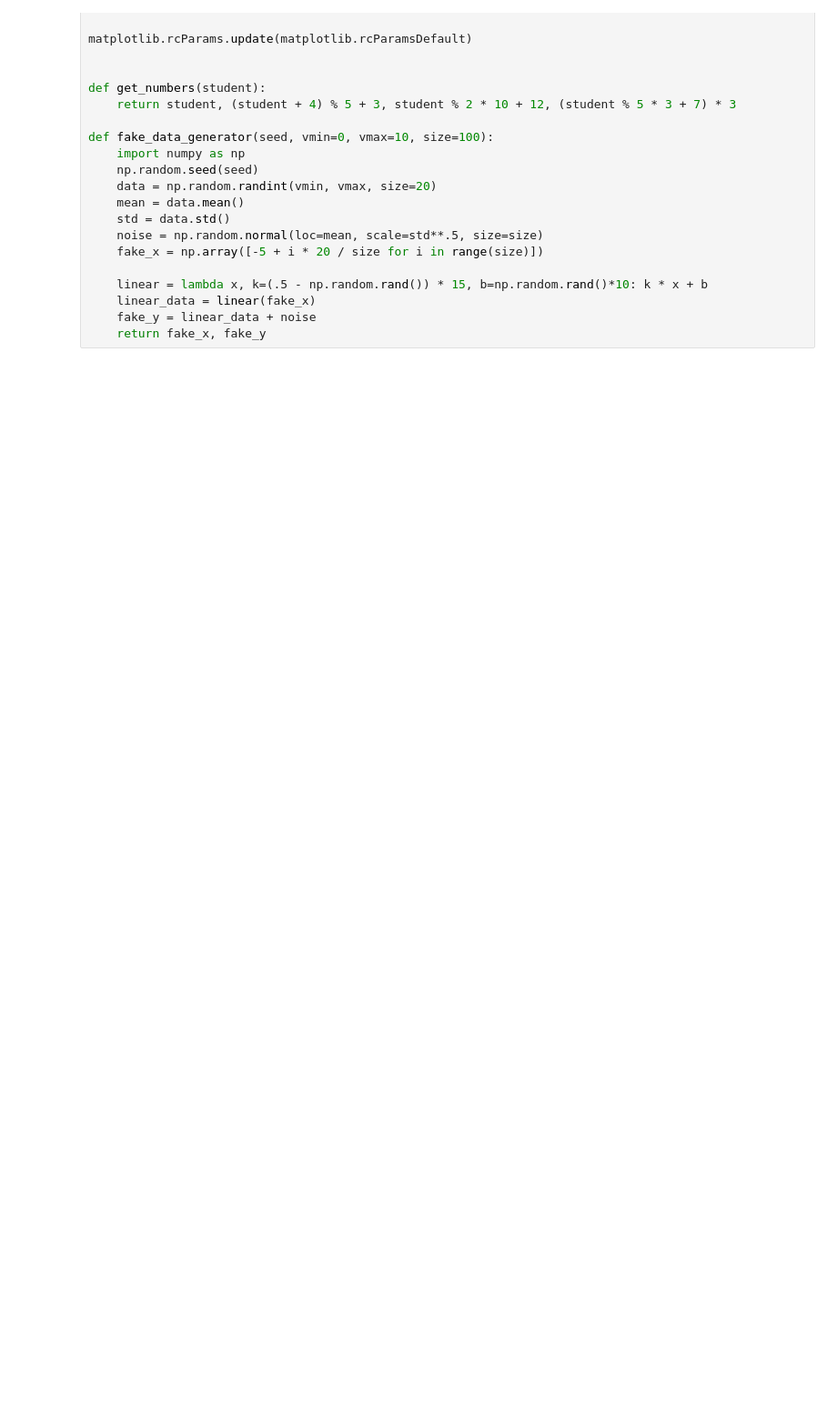
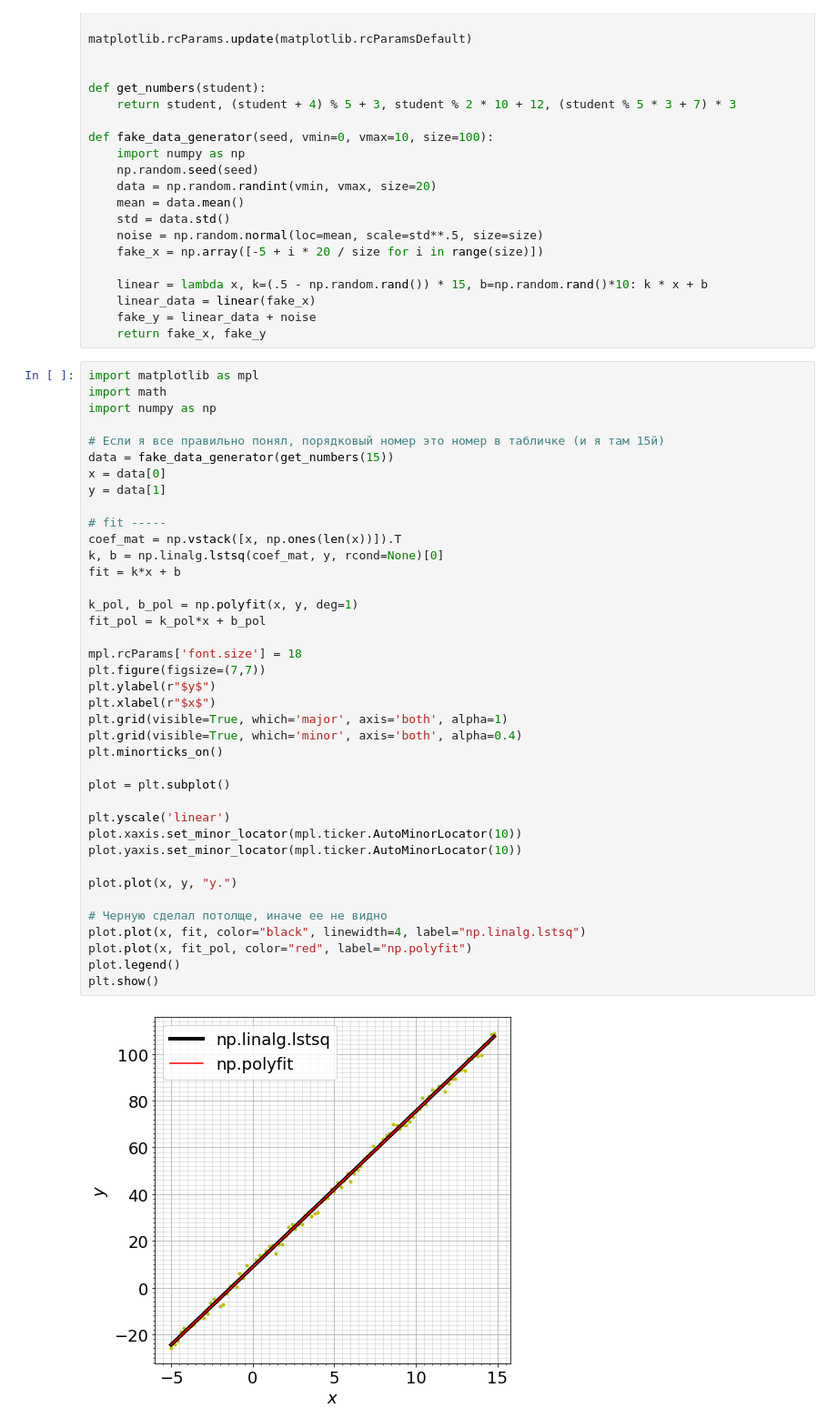
Before and after one commit to ratyaa/lprs1, a Jupyter notebook: classwork05/lpr2022_lab5.ipynb, the cells around one changed output. Shown at 91% size. Cells and saved outputs as stored; diff of their text form; blank space fills up the shorter version.

Commit message:
data analysis exercises (5th notebook)

```diff
--- a/classwork05/lpr2022_lab5.ipynb
+++ b/classwork05/lpr2022_lab5.ipynb
@@ -296,3 +296,44 @@ def fake_data_generator(seed, vmin=0, vmax=10, size=100):
     linear_data = linear(fake_x)
     fake_y = linear_data + noise
     return fake_x, fake_y
+# %%
+import matplotlib as mpl
+import math
+import numpy as np
+
+# Если я все правильно понял, порядковый номер это номер в табличке (и я там 15й)
+data = fake_data_generator(get_numbers(15))
+x = data[0]
+y = data[1]
+
+# fit -----
+coef_mat = np.vstack([x, np.ones(len(x))]).T
+k, b = np.linalg.lstsq(coef_mat, y, rcond=None)[0]
+fit = k*x + b
+
+k_pol, b_pol = np.polyfit(x, y, deg=1)
+fit_pol = k_pol*x + b_pol
+
+mpl.rcParams['font.size'] = 18
+plt.figure(figsize=(7,7))
+plt.ylabel(r"$y$")
+plt.xlabel(r"$x$")
+plt.grid(visible=True, which='major', axis='both', alpha=1)
+plt.grid(visible=True, which='minor', axis='both', alpha=0.4)
+plt.minorticks_on()
+
+plot = plt.subplot()
+
+plt.yscale('linear')
+plot.xaxis.set_minor_locator(mpl.ticker.AutoMinorLocator(10))
+plot.yaxis.set_minor_locator(mpl.ticker.AutoMinorLocator(10))
+
+plot.plot(x, y, "y.")
+
+# Черную сделал потолще, иначе ее не видно
+plot.plot(x, fit, color="black", linewidth=4, label="np.linalg.lstsq")
+plot.plot(x, fit_pol, color="red", label="np.polyfit")
+plot.legend()
+plt.show()
+# %% [output]
+[figure, added]
```
